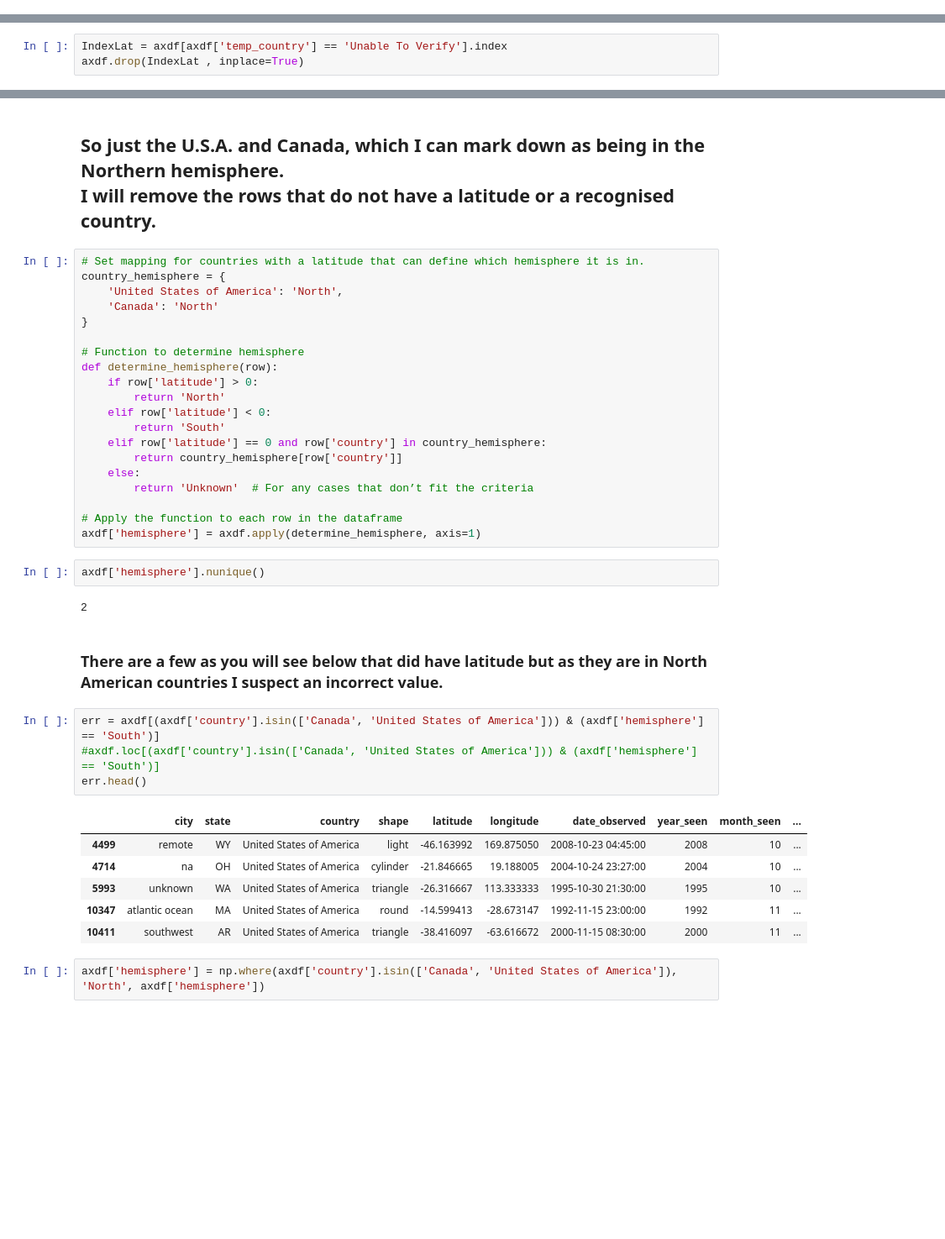
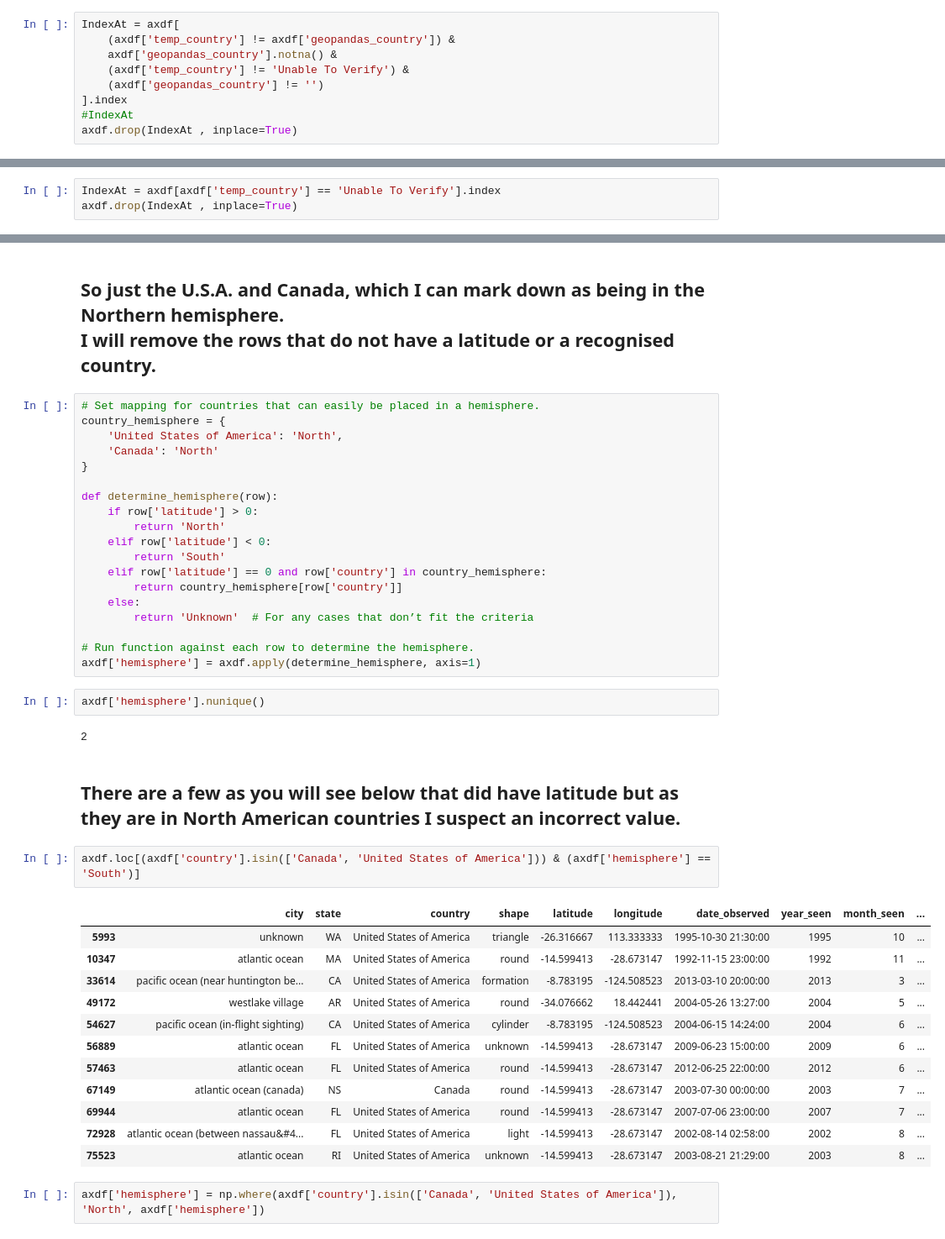
Before and after one commit to AlexIrwin141/UFO-Sightings-Analysis, a Jupyter notebook: UFO_Watch.ipynb, the cells around one changed output, grey strips where cells are left out. Shown at 84% size. Saved outputs shown, nothing was run; the diff lists cells and outputs as text; blank space fills up the shorter version.

```diff
--- a/UFO_Watch.ipynb
+++ b/UFO_Watch.ipynb
@@ -316 +316,10 @@ axdf.loc[((axdf['temp_country']== 'Unable To Verify') & ~(axdf['geopandas_countr
+# %%
+IndexAt = axdf[
+    (axdf['temp_country'] != axdf['geopandas_country']) &
+    axdf['geopandas_country'].notna() &
+    (axdf['temp_country'] != 'Unable To Verify') &
+    (axdf['geopandas_country'] != '')
+].index
+#IndexAt
+axdf.drop(IndexAt , inplace=True)
 # %% [markdown]
@@ -378,6 +374,6 @@ axdf.loc[axdf['temp_country']== 'Unable To Verify']
 # %% [markdown]
 ## So I'm going to lose the rows whose country I could not identify
 # %%
-IndexLat = axdf[axdf['temp_country'] == 'Unable To Verify'].index
-axdf.drop(IndexLat , inplace=True)
+IndexAt = axdf[axdf['temp_country'] == 'Unable To Verify'].index
+axdf.drop(IndexAt , inplace=True)
 # %% [markdown]
@@ -613,13 +545,12 @@ array(['United States of America', 'Canada'], dtype=object)
 # %% [markdown]
 ## So just the U.S.A. and Canada, which I can mark down as being in the Northern hemisphere. <br> I will remove the rows that do not have a latitude or a recognised country.
 # %%
-# Set mapping for countries with a latitude that can define which hemisphere it is in.
+# Set mapping for countries that can easily be placed in a hemisphere.
 country_hemisphere = {
     'United States of America': 'North',
     'Canada': 'North'
 }
 
-# Function to determine hemisphere
 def determine_hemisphere(row):
     if row['latitude'] > 0:
         return 'North'
@@ -630,24 +561,28 @@ def determine_hemisphere(row):
     else:
         return 'Unknown'  # For any cases that don’t fit the criteria
 
-# Apply the function to each row in the dataframe
+# Run function against each row to determine the hemisphere.
 axdf['hemisphere'] = axdf.apply(determine_hemisphere, axis=1)
 # %%
 axdf['hemisphere'].nunique()
 # %% [output]
 2
 # %% [markdown]
-### There are a few as you will see below that did have latitude but as they are in North American countries I suspect an incorrect value.
+## There are a few as you will see below that did have latitude but as they are in North American countries I suspect an incorrect value.
 # %%
-err = axdf[(axdf['country'].isin(['Canada', 'United States of America'])) & (axdf['hemisphere'] == 'South')]
-#axdf.loc[(axdf['country'].isin(['Canada', 'United States of America'])) & (axdf['hemisphere'] == 'South')]
-err.head()
+axdf.loc[(axdf['country'].isin(['Canada', 'United States of America'])) & (axdf['hemisphere'] == 'South')]
 # %% [output]
 |  | city | state | country | shape | latitude | longitude | date_observed | year_seen | month_seen | ... |
-| 4499 | remote | WY | United States of America | light | -46.163992 | 169.875050 | 2008-10-23 04:45:00 | 2008 | 10 | ... |
-| 4714 | na | OH | United States of America | cylinder | -21.846665 | 19.188005 | 2004-10-24 23:27:00 | 2004 | 10 | ... |
 | 5993 | unknown | WA | United States of America | triangle | -26.316667 | 113.333333 | 1995-10-30 21:30:00 | 1995 | 10 | ... |
 | 10347 | atlantic ocean | MA | United States of America | round | -14.599413 | -28.673147 | 1992-11-15 23:00:00 | 1992 | 11 | ... |
-| 10411 | southwest | AR | United States of America | triangle | -38.416097 | -63.616672 | 2000-11-15 08:30:00 | 2000 | 11 | ... |
+| 33614 | pacific ocean (near huntington be... | CA | United States of America | formation | -8.783195 | -124.508523 | 2013-03-10 20:00:00 | 2013 | 3 | ... |
+| 49172 | westlake village | AR | United States of America | round | -34.076662 | 18.442441 | 2004-05-26 13:27:00 | 2004 | 5 | ... |
+| 54627 | pacific ocean (in-flight sighting) | CA | United States of America | cylinder | -8.783195 | -124.508523 | 2004-06-15 14:24:00 | 2004 | 6 | ... |
+| 56889 | atlantic ocean | FL | United States of America | unknown | -14.599413 | -28.673147 | 2009-06-23 15:00:00 | 2009 | 6 | ... |
+| 57463 | atlantic ocean | FL | United States of America | round | -14.599413 | -28.673147 | 2012-06-25 22:00:00 | 2012 | 6 | ... |
+| 67149 | atlantic ocean (canada) | NS | Canada | round | -14.599413 | -28.673147 | 2003-07-30 00:00:00 | 2003 | 7 | ... |
+| 69944 | atlantic ocean | FL | United States of America | round | -14.599413 | -28.673147 | 2007-07-06 23:00:00 | 2007 | 7 | ... |
+| 72928 | atlantic ocean (between nassau&#4... | FL | United States of America | light | -14.599413 | -28.673147 | 2002-08-14 02:58:00 | 2002 | 8 | ... |
+| 75523 | atlantic ocean | RI | United States of America | unknown | -14.599413 | -28.673147 | 2003-08-21 21:29:00 | 2003 | 8 | ... |
 # %%
 axdf['hemisphere'] = np.where(axdf['country'].isin(['Canada', 'United States of America']), 'North', axdf['hemisphere'])
```
Also changed, not shown: parts of 35 cells of this notebook.
